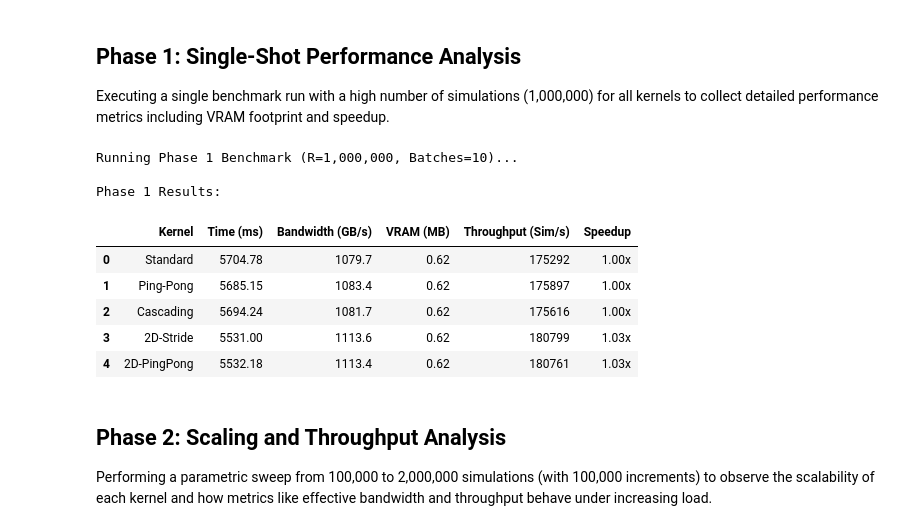
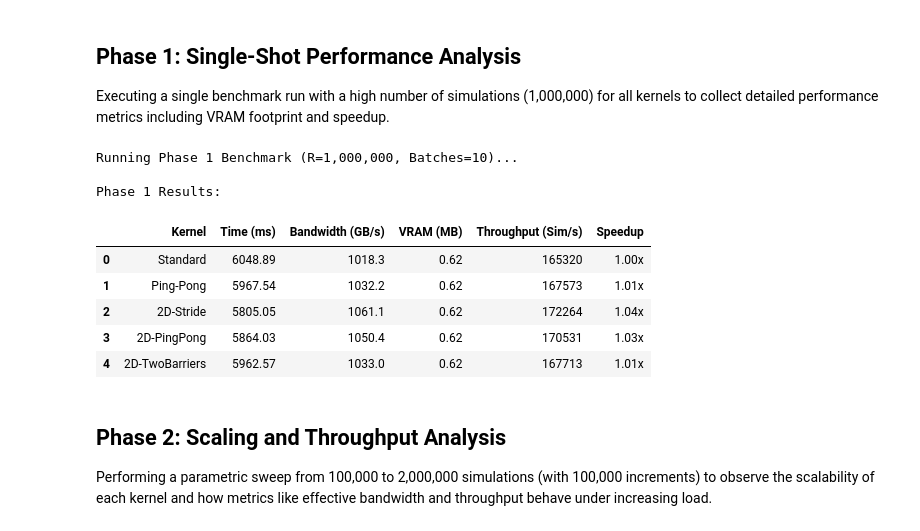
Before and after one commit to emanuelegaliano/pyroclast, a Jupyter notebook: benchmark/benchmark_analysis.ipynb, the cells around one changed output. Cells and saved outputs as stored; diff of their text form; code cells hidden in the pictures.

```diff
--- a/benchmark/benchmark_analysis.ipynb
+++ b/benchmark/benchmark_analysis.ipynb
@@ -62,11 +62,11 @@ SEED = 42
 N_BATCHES = 10
 
 kernels_to_bench = [
-    {"name": "Standard",    "adapter": PyOpenCLMonteCarloAdapter(profiling=True)},
-    {"name": "Ping-Pong",   "adapter": PyOpenCLMonteCarloPingPongAdapter(profiling=True)},
-    {"name": "Cascading",   "adapter": PyOpenCLMonteCarloCascadingAdapter(profiling=True)},
-    {"name": "2D-Stride",   "adapter": PyOpenCLMonteCarlo2DAdapter(profiling=True)},
-    {"name": "2D-PingPong", "adapter": PyOpenCLMonteCarlo2DPingPongAdapter(profiling=True)},
+    {"name": "Standard",       "adapter": PyOpenCLMonteCarloAdapter(profiling=True)},
+    {"name": "Ping-Pong",      "adapter": PyOpenCLMonteCarloPingPongAdapter(profiling=True)},
+    {"name": "2D-Stride",      "adapter": PyOpenCLMonteCarlo2DAdapter(profiling=True)},
+    {"name": "2D-PingPong",    "adapter": PyOpenCLMonteCarlo2DPingPongAdapter(profiling=True)},
+    {"name": "2D-TwoBarriers", "adapter": PyOpenCLMonteCarlo2DTwoBarriersAdapter(profiling=True)},
 ]
 
 config = MonteCarloConfig(n_runs=MC_RUNS, threshold=THRESHOLD, seed=SEED)
@@ -80,38 +80,38 @@ for k in kernels_to_bench:
     bench = adapter.benchmark()[0]
 
     total_time_ms = bench.mean_ms * N_BATCHES
     throughput = MC_RUNS / (total_time_ms / 1000.0)
 
     phase1_data.append({
         "Kernel": k["name"],
         "Time (ms)": total_time_ms,
         "Bandwidth (GB/s)": bench.bandwidth_gbs,
         "VRAM (MB)": bench.memory_mb,
         "Throughput (Sim/s)": throughput
     })
 
 df_phase1 = pd.DataFrame(phase1_data)
 std_time = df_phase1[df_phase1["Kernel"] == "Standard"]["Time (ms)"].values[0]
 df_phase1["Speedup"] = std_time / df_phase1["Time (ms)"]
 
 print("\nPhase 1 Results:")
 display(df_phase1.style.format({
     "Time (ms)": "{:.2f}",
     "Bandwidth (GB/s)": "{:.1f}",
     "VRAM (MB)": "{:.2f}",
     "Throughput (Sim/s)": "{:.0f}",
     "Speedup": "{:.2f}x"
 }))
 # %% [output]
 Running Phase 1 Benchmark (R=1,000,000, Batches=10)...
 
 Phase 1 Results:
 |  | Kernel | Time (ms) | Bandwidth (GB/s) | VRAM (MB) | Throughput (Sim/s) | Speedup |
-| 0 | Standard | 5704.78 | 1079.7 | 0.62 | 175292 | 1.00x |
-| 1 | Ping-Pong | 5685.15 | 1083.4 | 0.62 | 175897 | 1.00x |
-| 2 | Cascading | 5694.24 | 1081.7 | 0.62 | 175616 | 1.00x |
-| 3 | 2D-Stride | 5531.00 | 1113.6 | 0.62 | 180799 | 1.03x |
-| 4 | 2D-PingPong | 5532.18 | 1113.4 | 0.62 | 180761 | 1.03x |
+| 0 | Standard | 6048.89 | 1018.3 | 0.62 | 165320 | 1.00x |
+| 1 | Ping-Pong | 5967.54 | 1032.2 | 0.62 | 167573 | 1.01x |
+| 2 | 2D-Stride | 5805.05 | 1061.1 | 0.62 | 172264 | 1.04x |
+| 3 | 2D-PingPong | 5864.03 | 1050.4 | 0.62 | 170531 | 1.03x |
+| 4 | 2D-TwoBarriers | 5962.57 | 1033.0 | 0.62 | 167713 | 1.01x |
 # %% [markdown]
 ## Phase 2: Scaling and Throughput Analysis
 
```
Also changed, not shown: parts of 4 cells of this notebook, 22 other files.
